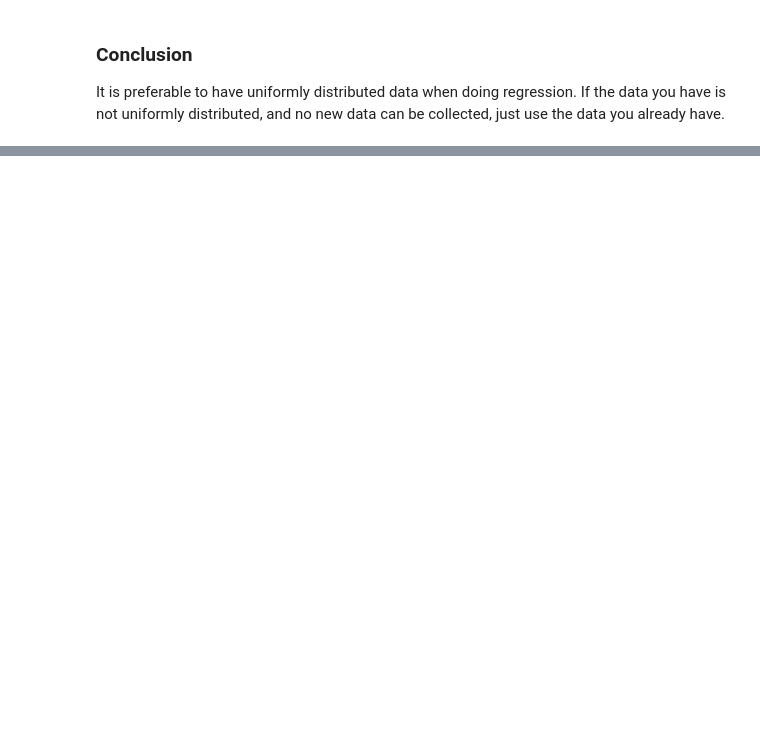
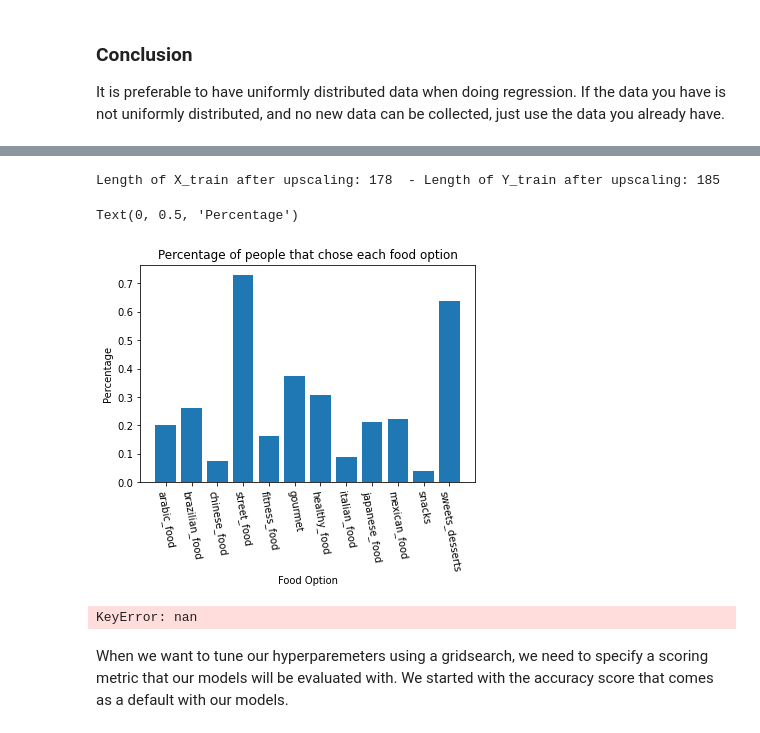
Before and after one commit to OlivierDelattre/SFoML_project, a Jupyter notebook: project.ipynb, the cells around one changed output, grey strips where cells are left out. Cells and saved outputs as stored; diff of their text form; code cells hidden in the pictures; blank space fills up the shorter version.

Commit message:
RQ3 real dataset

```diff
--- a/project.ipynb
+++ b/project.ipynb
@@ -631,0 +757,62 @@ It is preferable to have uniformly distributed data when doing regression. If th
+# %%
+from MLSMOTE import mlsmote
+
+X_sub, Y_sub = mlsmote.get_minority_instace(pd.DataFrame(X_train), pd.DataFrame(Y_train))
+X_resampled, Y_resampled = mlsmote.MLSMOTE(X_sub, Y_sub, 100)
+
+print("Length of X_train after upscaling:", len(X_resampled), " - Length of Y_train after upscaling:", len(Y_resampled))
+fig, ax = plt.subplots(1,1)
+barplt = ax.bar(labels, [Y_resampled[label].to_numpy().sum()/len(Y_resampled) for label in labels])
+ax.set_xticks(range(len(labels)))
+ax.set_xticklabels(labels, rotation=-80)
+ax.set_title("Percentage of people that chose each food option")
+ax.set_xlabel("Food Option")
+ax.set_ylabel("Percentage")
+# %% [output]
+Length of X_train after upscaling: 178  - Length of Y_train after upscaling: 185
+Text(0, 0.5, 'Percentage')
+[figure, added]
+# %%
+from sklearn.utils import resample
+
+def calculate_powerlabel(classes, y):
+    idx = 1
+    powerlabel = 0
+    for i in range(classes):
+        powerlabel += y[classes-(i+1)] * idx
+        idx = idx * 2
+    return powerlabel
+
+def balance_multilabel_dataset(synthetic_data_x, synthetic_data_y, classes):
+    synthetic_data_y['powerlabel'] = synthetic_data_y.apply(lambda x : calculate_powerlabel(classes, x),axis=1)
+    synthetic_data = pd.concat([synthetic_data_x, synthetic_data_y], axis=1)
+    powercount = {}
+    powerlabels = np.unique(synthetic_data['powerlabel'])
+    for p in powerlabels:
+        powercount[p] = np.count_nonzero(synthetic_data['powerlabel']==p)
+    maxcount = np.max(list(powercount.values()))
+    for p in powerlabels:
+        pc = powercount[p]
+        if pc < maxcount:
+            minority_upsampled = resample(synthetic_data[synthetic_data['powerlabel']==p], replace=True, n_samples=maxcount, random_state=123)
+            synthetic_data = pd.concat([synthetic_data[synthetic_data['powerlabel']!=p], minority_upsampled])
+
+    synthetic_data = synthetic_data.sample(frac=1).reset_index(drop=True)
+    synthetic_data_x = synthetic_data.iloc[:,:-(classes+1)]
+    synthetic_data_y = synthetic_data.iloc[:,len(synthetic_data_x.columns):-1]
+
+    return synthetic_data_x, synthetic_data_y
+
+X_resampled, Y_resampled = balance_multilabel_dataset(pd.DataFrame(X_train), pd.DataFrame(Y_train), 12)
+X_resampled, Y_resampled = pd.DataFrame(X_resampled), pd.DataFrame(Y_resampled)
+print(Y_resampled.columns)
+print("Length of X_train after upscaling:", len(X_resampled), " - Length of Y_train after upscaling:", len(Y_resampled))
+fig, ax = plt.subplots(1,1)
+barplt = ax.bar(labels, [Y_resampled[label].to_numpy().sum()/len(Y_resampled) for label in labels])
+ax.set_xticks(range(len(labels)))
+ax.set_xticklabels(labels, rotation=-80)
+ax.set_title("Percentage of people that chose each food option")
+ax.set_xlabel("Food Option")
+ax.set_ylabel("Percentage")
+# %% [output]
+KeyError: nan
@@ -631,0 +841,2 @@ It is preferable to have uniformly distributed data when doing regression. If th
+# %% [markdown]
+When we want to tune our hyperparemeters using a gridsearch, we need to specify a scoring metric that our models will be evaluated with. We started with the accuracy score that comes as a default with our models.
```
Also changed, not shown: parts of 32 cells of this notebook.
